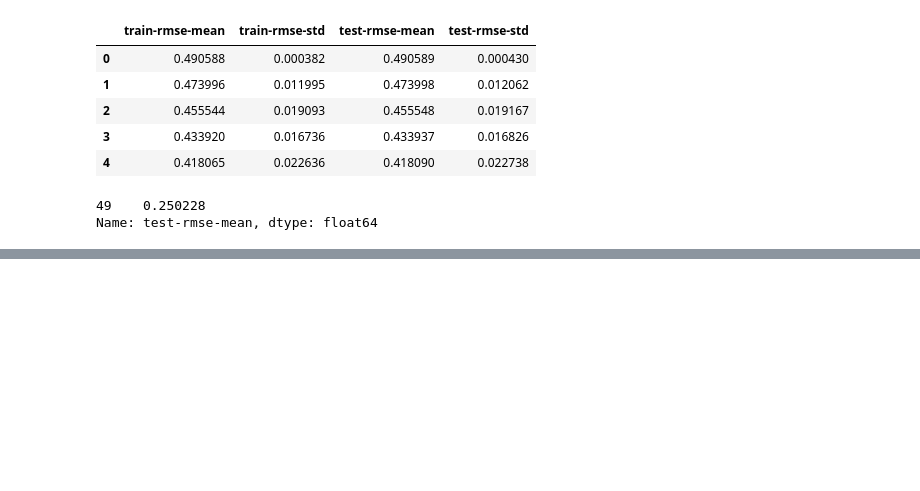
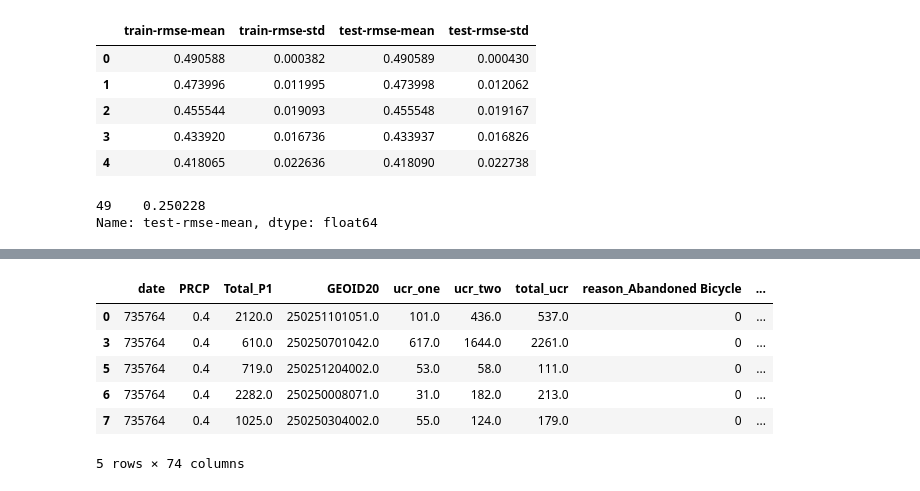
Before and after one commit to georgetown-analytics/boston-311, a Jupyter notebook: 02 code/Encoding_FeatureEngineering_Initial_ML_JPS.ipynb, the cells around one changed output, grey strips where cells are left out. Drawn from its saved outputs; the diff is of its cells as text; code cells hidden in the pictures; blank space fills up the shorter version.

```diff
--- a/02 code/Encoding_FeatureEngineering_Initial_ML_JPS.ipynb
+++ b/02 code/Encoding_FeatureEngineering_Initial_ML_JPS.ipynb
@@ -346,0 +341,13 @@ for model in models:
+# %%
+df = X
+df['closed'] = y
+
+df['GEOID20'] = df['GEOID20'].apply(str)
+
+def GroupRegress(data, yvar, xvars):
+    Y = data[yvar]
+    X = data[xvars]
+    result = LogisticRegression().fit(X,Y)
+    return result
+
+df.groupby('GEOID20').apply(GroupRegress, 'closed', ['ucr_total'])
@@ -346,0 +359,16 @@ for model in models:
+# %%
+call_counts = df.groupby(['GEOID20'])['closed'].agg('sum').reset_index()
+# %%
+call_counts2 = call_counts[call_counts["closed"] > 100]
+# %%
+df2 = df.loc[df['GEOID20'].isin(call_counts2['GEOID20'])]
+# %%
+df2.head()
+# %% [output]
+|  | date | PRCP | Total_P1 | GEOID20 | ucr_one | ucr_two | total_ucr | reason_Abandoned Bicycle | ... |
+| 0 | 735764 | 0.4 | 2120.0 | 250251101051.0 | 101.0 | 436.0 | 537.0 | 0 | ... |
+| 3 | 735764 | 0.4 | 610.0 | 250250701042.0 | 617.0 | 1644.0 | 2261.0 | 0 | ... |
+| 5 | 735764 | 0.4 | 719.0 | 250251204002.0 | 53.0 | 58.0 | 111.0 | 0 | ... |
+| 6 | 735764 | 0.4 | 2282.0 | 250250008071.0 | 31.0 | 182.0 | 213.0 | 0 | ... |
+| 7 | 735764 | 0.4 | 1025.0 | 250250304002.0 | 55.0 | 124.0 | 179.0 | 0 | ... |
+5 rows × 74 columns
```
Also changed, not shown: parts of 12 cells of this notebook.
